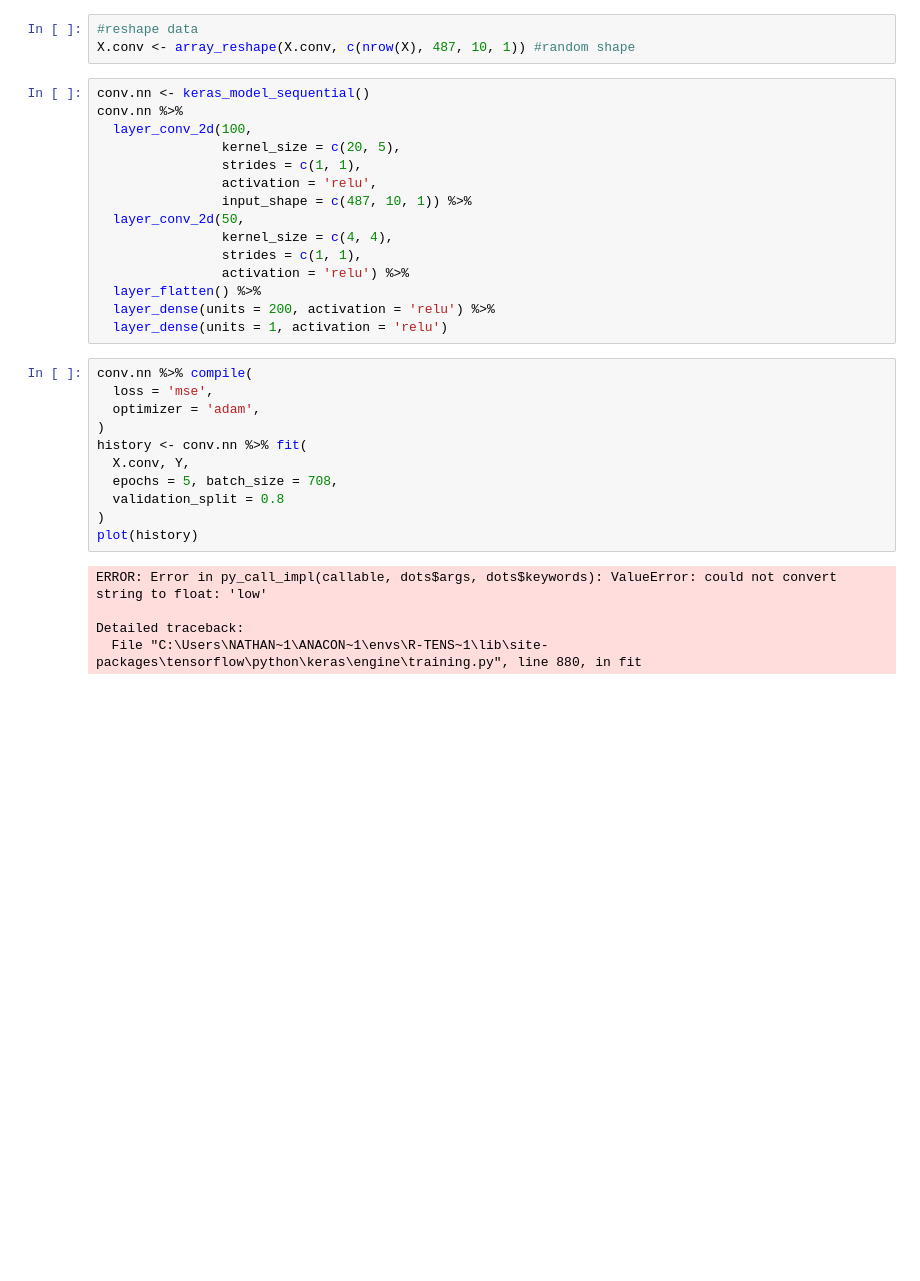
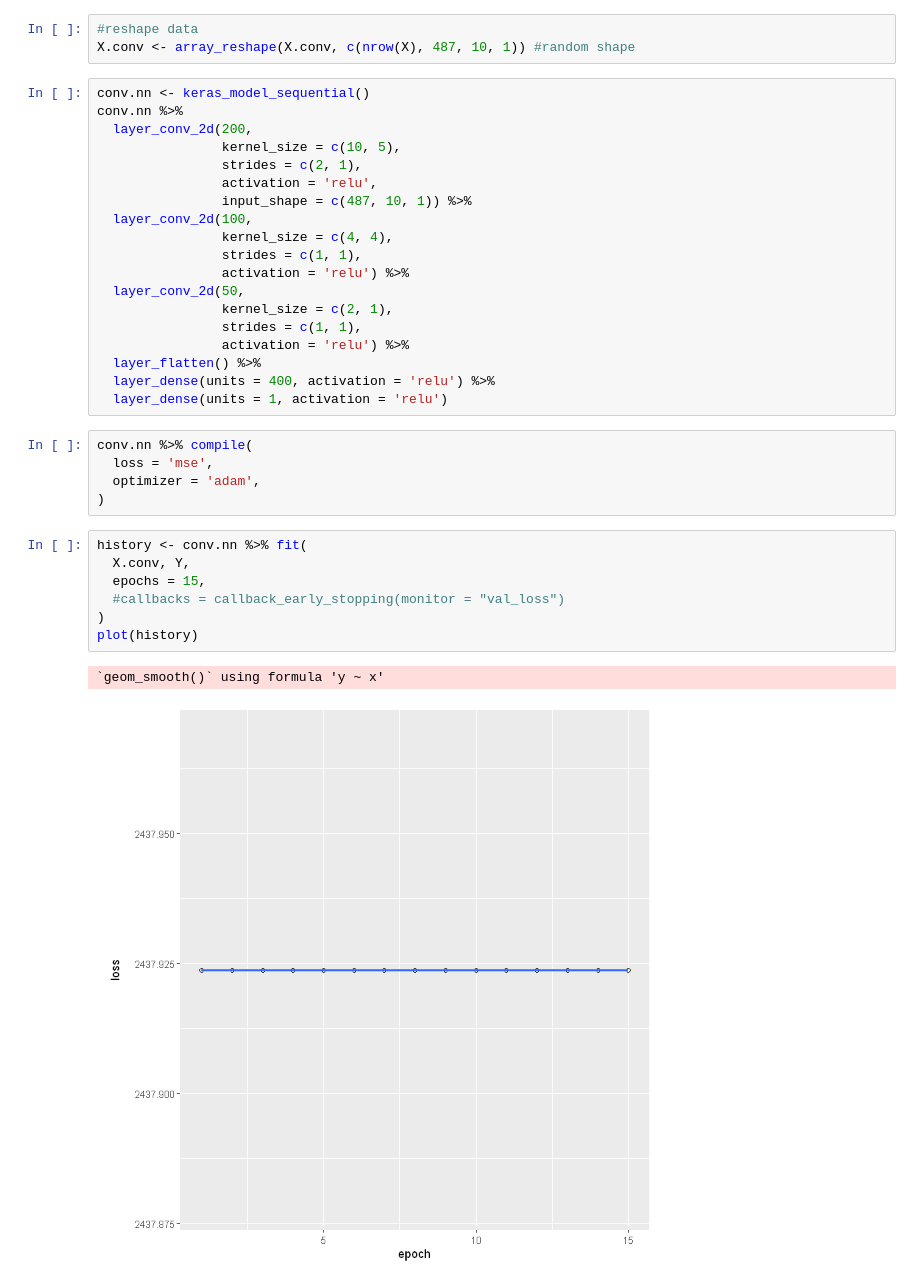
Before and after one commit to Candice-Romuald/ML-project, a Jupyter notebook: src/Non linear methods/NN.ipynb, the cells around one changed output. Saved outputs shown, nothing was run; the diff lists cells and outputs as text; blank space fills up the shorter version.

```diff
--- a/src/Non linear methods/NN.ipynb
+++ b/src/Non linear methods/NN.ipynb
@@ -105,31 +89,34 @@ X.conv <- array_reshape(X.conv, c(nrow(X), 487, 10, 1)) #random shape
 # %%
 conv.nn <- keras_model_sequential()
 conv.nn %>%
-  layer_conv_2d(100,
-                kernel_size = c(20, 5),
-                strides = c(1, 1),
+  layer_conv_2d(200,
+                kernel_size = c(10, 5),
+                strides = c(2, 1),
                 activation = 'relu',
                 input_shape = c(487, 10, 1)) %>%
-  layer_conv_2d(50,
+  layer_conv_2d(100,
                 kernel_size = c(4, 4),
                 strides = c(1, 1),
                 activation = 'relu') %>%
+  layer_conv_2d(50,
+                kernel_size = c(2, 1),
+                strides = c(1, 1),
+                activation = 'relu') %>%
   layer_flatten() %>%
-  layer_dense(units = 200, activation = 'relu') %>%
+  layer_dense(units = 400, activation = 'relu') %>%
   layer_dense(units = 1, activation = 'relu')
+# %%
+conv.nn %>% compile(
+  loss = 'mse',
+  optimizer = 'adam',
+)
 # %%
-conv.nn %>% compile(
-  loss = 'mse',
-  optimizer = 'adam',
-)
 history <- conv.nn %>% fit(
   X.conv, Y,
-  epochs = 5, batch_size = 708,
-  validation_split = 0.8
+  epochs = 15,
+  #callbacks = callback_early_stopping(monitor = "val_loss")
 )
 plot(history)
 # %% [output]
-ERROR: Error in py_call_impl(callable, dots$args, dots$keywords): ValueError: could not convert string to float: 'low'
-
-Detailed traceback:
-  File "C:\Users\NATHAN~1\ANACON~1\envs\R-TENS~1\lib\site-packages\tensorflow\python\keras\engine\training.py", line 880, in fit
+`geom_smooth()` using formula 'y ~ x'
+[figure, added]
```
Also changed, not shown: parts of 1 cell of this notebook, 6 other files.
